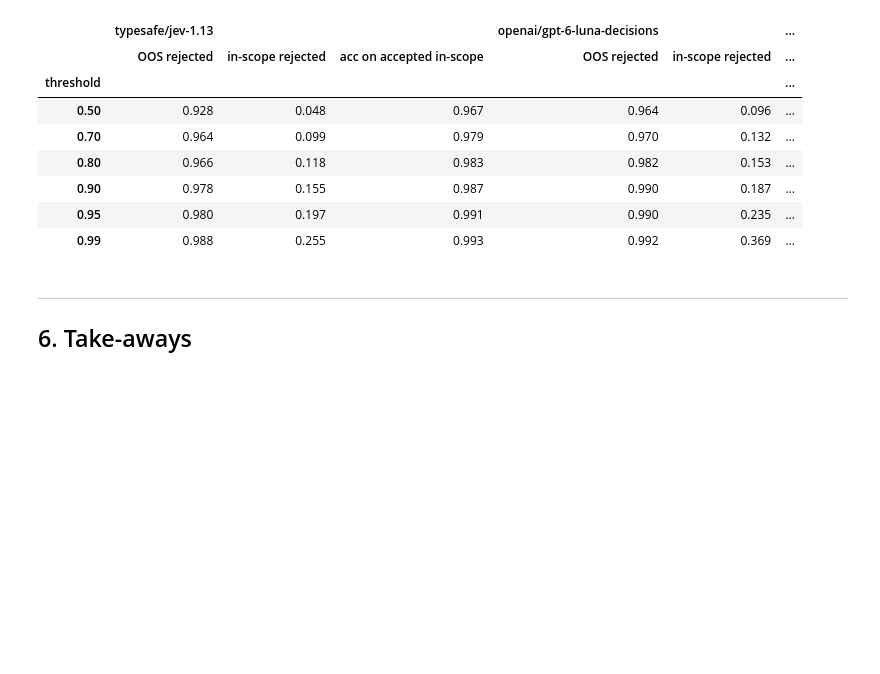
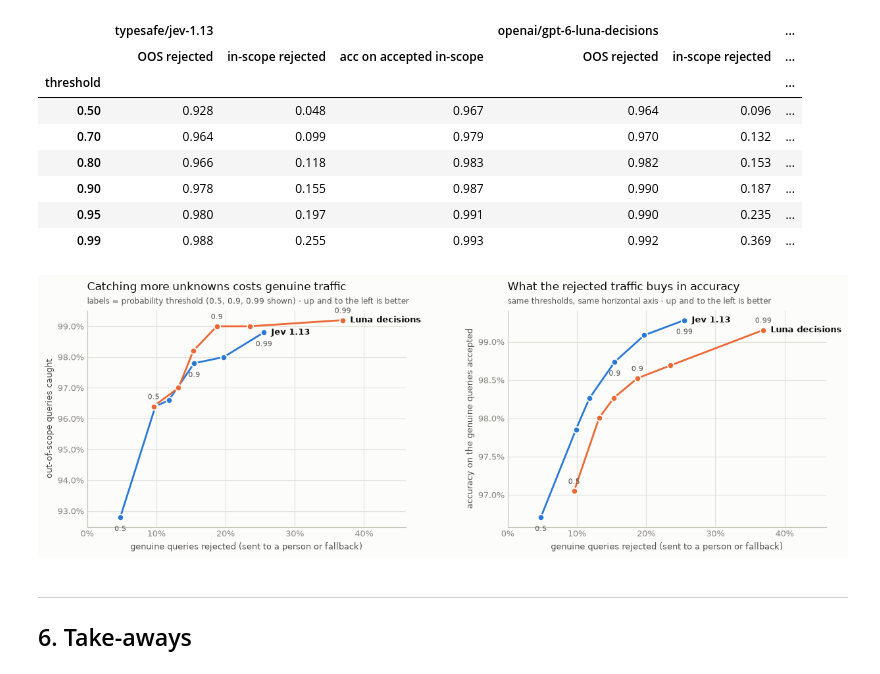
Before and after one commit to paulbruffett/jev-demo, a Jupyter notebook: jev_clinc150.ipynb, the cells around one changed output. Saved outputs shown, nothing was run; the diff lists cells and outputs as text; code cells hidden in the pictures; blank space fills up the shorter version.

```diff
--- a/jev_clinc150.ipynb
+++ b/jev_clinc150.ipynb
@@ -621,6 +610,12 @@ pd.concat({m: sweep(results[("with_other", m)]) for m in [JEV, LUNA_DEC]}, axis=
 | 0.90 | 0.978 | 0.155 | 0.987 | 0.990 | 0.187 | ... |
 | 0.95 | 0.980 | 0.197 | 0.991 | 0.990 | 0.235 | ... |
 | 0.99 | 0.988 | 0.255 | 0.993 | 0.992 | 0.369 | ... |
+# %%
+# The sweep table as a trade-off curve. Luna chat is absent: it returns no probability to threshold.
+# Scored on the same queries it sweeps over, so this shows the shape of the trade-off, not a threshold ready to deploy.
+jevlib.plot_tradeoff(results, CONFIGS);
+# %% [output]
+[figure, added]
 # %% [markdown]
 ---
 ## 6. Take-aways
```
Also changed, not shown: parts of 6 cells of this notebook, 2 other files.
